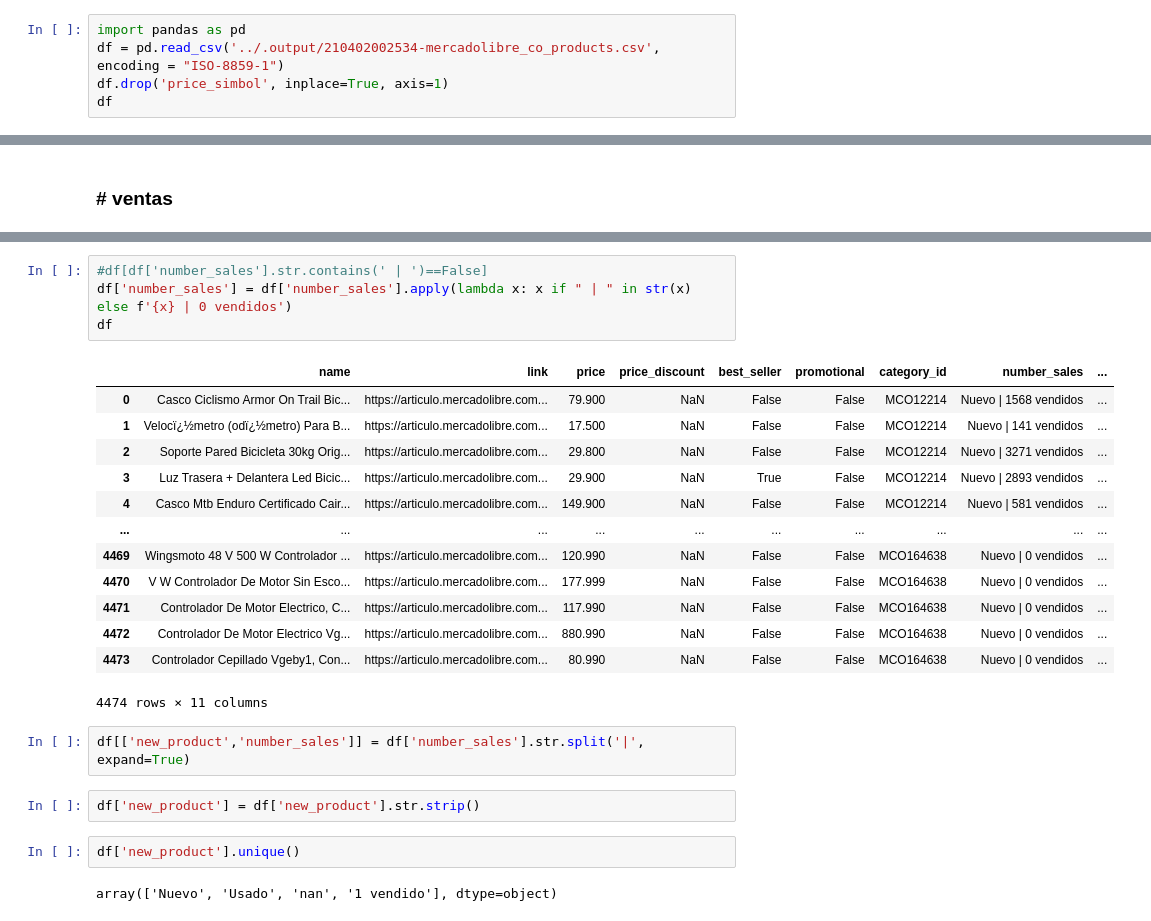
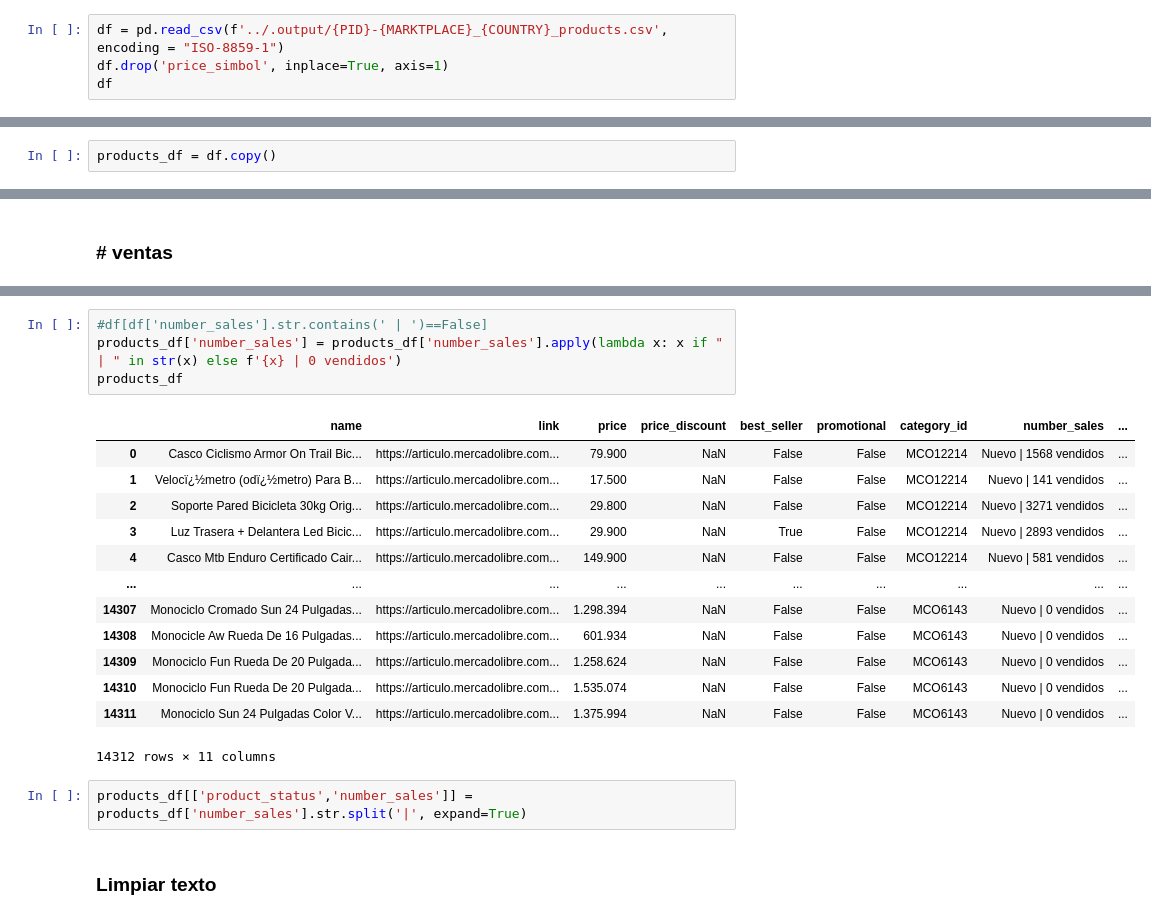
Before and after one commit to 91-julian-sanchez/big-commerce, a Jupyter notebook: _datascience/Best seller.ipynb, the cells around one changed output, grey strips where cells are left out. Drawn from its saved outputs; the diff is of its cells as text.

```diff
--- a/_datascience/Best seller.ipynb
+++ b/_datascience/Best seller.ipynb
@@ -3,6 +10,5 @@
 # %%
-import pandas as pd
-df = pd.read_csv('../.output/210402002534-mercadolibre_co_products.csv', encoding = "ISO-8859-1")
+df = pd.read_csv(f'../.output/{PID}-{MARKTPLACE}_{COUNTRY}_products.csv', encoding = "ISO-8859-1")
 df.drop('price_simbol', inplace=True, axis=1)
 df
 # %% [output]
@@ -22 +28,3 @@ df
+# %%
+products_df = df.copy()
 # %%
@@ -65,26 +76,22 @@ array(['HELLOFTHENORTHSTORE', 'BUNKERBIKER', 'KORINTIO.COM', ...,
 # %%
 #df[df['number_sales'].str.contains(' | ')==False]
-df['number_sales'] = df['number_sales'].apply(lambda x: x if " | " in str(x) else f'{x} | 0 vendidos')
-df
+products_df['number_sales'] = products_df['number_sales'].apply(lambda x: x if " | " in str(x) else f'{x} | 0 vendidos')
+products_df
 # %% [output]
 |  | name | link | price | price_discount | best_seller | promotional | category_id | number_sales | ... |
 | 0 | Casco Ciclismo Armor On Trail Bic... | https://articulo.mercadolibre.com... | 79.900 | NaN | False | False | MCO12214 | Nuevo | 1568 vendidos | ... |
 | 1 | Velocï¿½metro (odï¿½metro) Para B... | https://articulo.mercadolibre.com... | 17.500 | NaN | False | False | MCO12214 | Nuevo | 141 vendidos | ... |
 | 2 | Soporte Pared Bicicleta 30kg Orig... | https://articulo.mercadolibre.com... | 29.800 | NaN | False | False | MCO12214 | Nuevo | 3271 vendidos | ... |
 | 3 | Luz Trasera + Delantera Led Bicic... | https://articulo.mercadolibre.com... | 29.900 | NaN | True | False | MCO12214 | Nuevo | 2893 vendidos | ... |
 | 4 | Casco Mtb Enduro Certificado Cair... | https://articulo.mercadolibre.com... | 149.900 | NaN | False | False | MCO12214 | Nuevo | 581 vendidos | ... |
 | ... | ... | ... | ... | ... | ... | ... | ... | ... | ... |
-| 4469 | Wingsmoto 48 V 500 W Controlador ... | https://articulo.mercadolibre.com... | 120.990 | NaN | False | False | MCO164638 | Nuevo | 0 vendidos | ... |
-| 4470 | V W Controlador De Motor Sin Esco... | https://articulo.mercadolibre.com... | 177.999 | NaN | False | False | MCO164638 | Nuevo | 0 vendidos | ... |
-| 4471 | Controlador De Motor Electrico, C... | https://articulo.mercadolibre.com... | 117.990 | NaN | False | False | MCO164638 | Nuevo | 0 vendidos | ... |
-| 4472 | Controlador De Motor Electrico Vg... | https://articulo.mercadolibre.com... | 880.990 | NaN | False | False | MCO164638 | Nuevo | 0 vendidos | ... |
-| 4473 | Controlador Cepillado Vgeby1, Con... | https://articulo.mercadolibre.com... | 80.990 | NaN | False | False | MCO164638 | Nuevo | 0 vendidos | ... |
+| 14307 | Monociclo Cromado Sun 24 Pulgadas... | https://articulo.mercadolibre.com... | 1.298.394 | NaN | False | False | MCO6143 | Nuevo | 0 vendidos | ... |
+| 14308 | Monocicle Aw Rueda De 16 Pulgadas... | https://articulo.mercadolibre.com... | 601.934 | NaN | False | False | MCO6143 | Nuevo | 0 vendidos | ... |
+| 14309 | Monociclo Fun Rueda De 20 Pulgada... | https://articulo.mercadolibre.com... | 1.258.624 | NaN | False | False | MCO6143 | Nuevo | 0 vendidos | ... |
+| 14310 | Monociclo Fun Rueda De 20 Pulgada... | https://articulo.mercadolibre.com... | 1.535.074 | NaN | False | False | MCO6143 | Nuevo | 0 vendidos | ... |
+| 14311 | Monociclo Sun 24 Pulgadas Color V... | https://articulo.mercadolibre.com... | 1.375.994 | NaN | False | False | MCO6143 | Nuevo | 0 vendidos | ... |
-4474 rows × 11 columns
+14312 rows × 11 columns
 # %%
-df[['new_product','number_sales']] = df['number_sales'].str.split('|', expand=True)
+products_df[['product_status','number_sales']] = products_df['number_sales'].str.split('|', expand=True)
-# %%
-df['new_product'] = df['new_product'].str.strip()
-# %%
-df['new_product'].unique()
-# %% [output]
-array(['Nuevo', 'Usado', 'nan', '1 vendido'], dtype=object)
+# %% [markdown]
+### Limpiar texto
```
Also changed, not shown: parts of 23 cells of this notebook, 4 other files.
